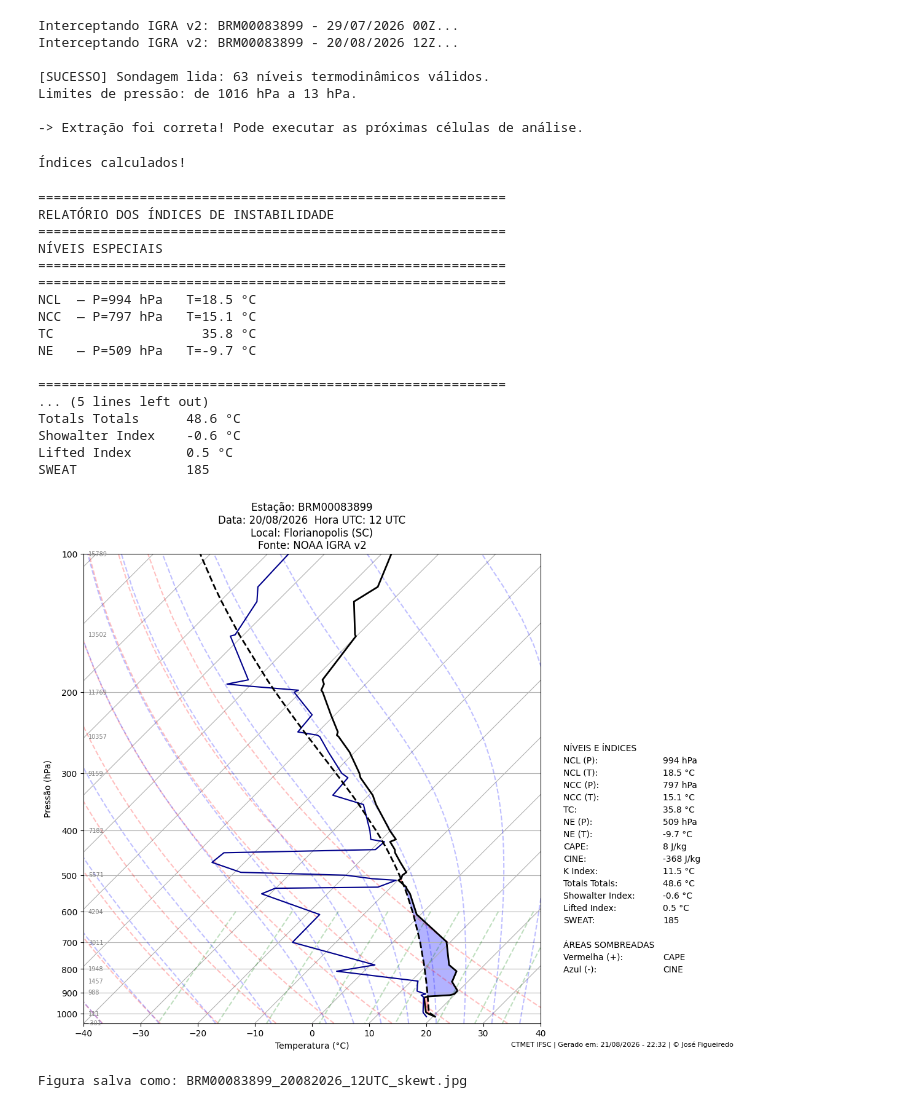
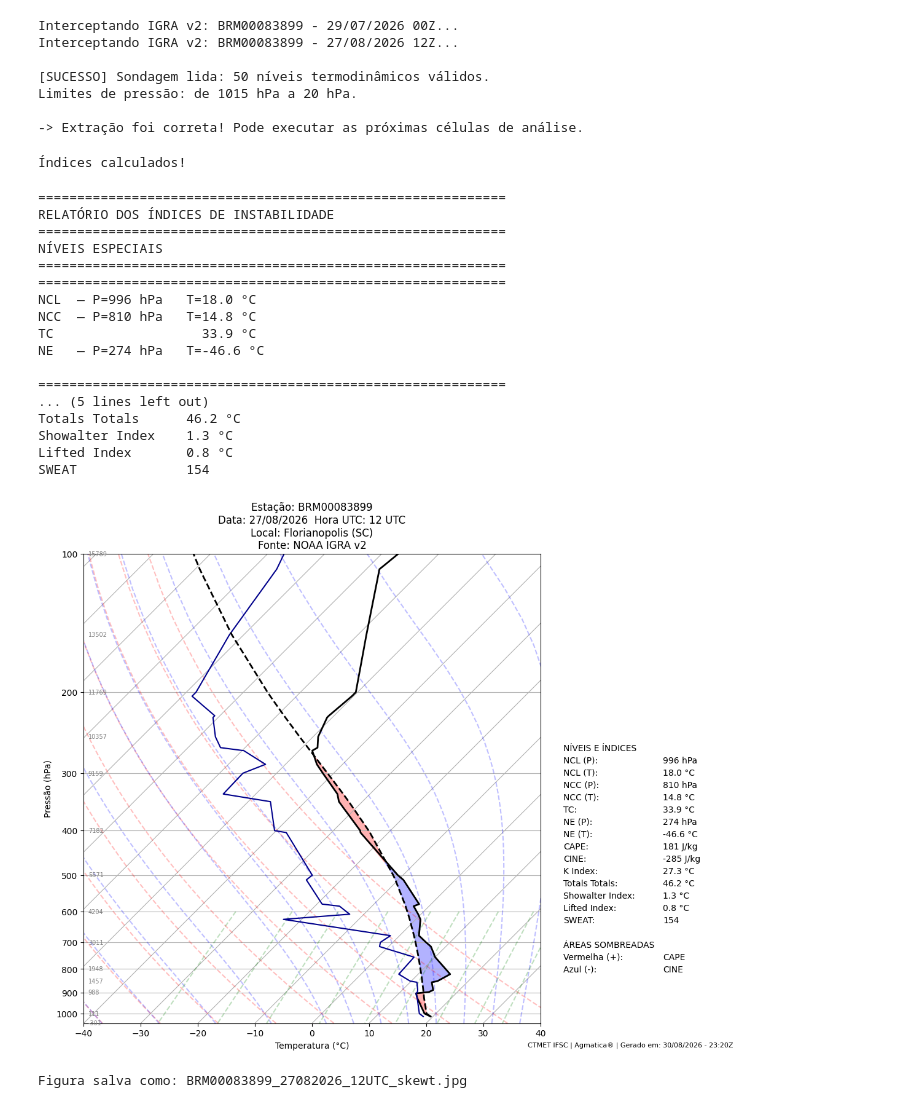
Before and after one commit to AGMATICABR/meteorologia, a Jupyter notebook: SKEW_T_LOG_P_v3.ipynb, the cells around one changed output. Drawn from its saved outputs; the diff is of its cells as text; code cells hidden in the pictures.

```diff
--- a/SKEW_T_LOG_P_v3.ipynb
+++ b/SKEW_T_LOG_P_v3.ipynb
@@ -199,7 +215,7 @@ df = obter_perfil_igra(estacao_teste, ano_teste, mes_teste, dia_teste, hora_test
 Estacao = "BRM00083899 - Florianopolis (SC)" # @param ["BRM00083899 - Florianopolis (SC)", "BRM00083840 - Curitiba (PR)", "BRM00083827 - Foz do Iguacu (PR)", "BRM00083768 - Londrina (PR)", "BRM00083937 - Santa Maria (RS)", "BRM00083612 - Campo Grande (MS)", "BRM00083779 - Sao Paulo/Marte (SP)", "ARM00087585 - Buenos Aires (ARG)", "ARM00087155 - Resistencia (ARG)"]
 Ano = 2026 # @param {type:"integer"}
 Mes = 8 # @param {type:"integer"}
-Dia = 20 # @param {type:"integer"}
+Dia = 27 # @param {type:"integer"}
 Hora_Z = "12" # @param ["00", "12"]
 
 # Extraindo os valores da interface
@@ -232,10 +248,10 @@ else:
     print("\n[FALHA] Retorno vazio. A sondagem não está disponível no repositório para esta data/hora.")
 # %% [output]
 Interceptando IGRA v2: BRM00083899 - 29/07/2026 00Z...
-Interceptando IGRA v2: BRM00083899 - 20/08/2026 12Z...
+Interceptando IGRA v2: BRM00083899 - 27/08/2026 12Z...
 
-[SUCESSO] Sondagem lida: 63 níveis termodinâmicos válidos.
-Limites de pressão: de 1016 hPa a 13 hPa.
+[SUCESSO] Sondagem lida: 50 níveis termodinâmicos válidos.
+Limites de pressão: de 1015 hPa a 20 hPa.
 
 -> Extração foi correta! Pode executar as próximas células de análise.
 # %%
@@ -423,17 +439,17 @@ RELATÓRIO DOS ÍNDICES DE INSTABILIDADE
 NÍVEIS ESPECIAIS
 ============================================================
 ============================================================
-NCL  — P=994 hPa   T=18.5 °C
-NCC  — P=797 hPa   T=15.1 °C
-TC                   35.8 °C
-NE   — P=509 hPa   T=-9.7 °C
+NCL  — P=996 hPa   T=18.0 °C
+NCC  — P=810 hPa   T=14.8 °C
+TC                   33.9 °C
+NE   — P=274 hPa   T=-46.6 °C
 
 ============================================================
 ... (5 lines left out)
-Totals Totals      48.6 °C
-Showalter Index    -0.6 °C
-Lifted Index       0.5 °C
-SWEAT              185
+Totals Totals      46.2 °C
+Showalter Index    1.3 °C
+Lifted Index       0.8 °C
+SWEAT              154
 # %%
 #==============================================================================
 # Parte 5: Renderização do Diagrama Termodinâmico (Skew-T Log-P).
@@ -500,7 +516,8 @@ else:
 
     from datetime import datetime
     data_atual = datetime.now().strftime("%d/%m/%Y - %H:%M")
-    BASEBOARD = f"CTMET IFSC | Gerado em: {data_atual} | \u00A9 José Figueiredo"
+    BASEBOARD = f"CTMET IFSC | Agmatica\u00AE | Gerado em: {data_atual}Z"
+    #\u00A9 José Figueiredo
 
     transform_custom = transforms.blended_transform_factory(skew.ax.transAxes, skew.ax.transData)
     pressoes_grade = [100, 150, 200, 250, 300, 400, 500, 600, 700, 800, 850, 900, 1000, 1050]
@@ -543,35 +560,35 @@ else:
         ["ÁREAS SOMBREADAS", ""],
         ["Vermelha (+):", "CAPE"],
         ["Azul (-):", "CINE"],
     ]
 
     # Cria tabela ao lado direito do gráfico
     table_ax = fig.add_axes([0.78, 0.1, 0.20, 0.5])
     table_ax.axis('off')
     tbl = table_ax.table(cellText=table_data,
                          cellLoc='left',
                          loc='center',
                          colWidths=[0.6, 0.4])
 
     # Desativa o ajuste automático e defina o tamanho da fonte.
     tbl.auto_set_font_size(False)
     tbl.set_fontsize(10)
     tbl.scale(1, 1.2)
     for key, cell in tbl.get_celld().items():
         cell.set_edgecolor('none')
 
     # Nome do arquivo de saída de forma dinâmica usando os metadados do IGRA
     str_data = metadata_sondagem['Data'].replace('/', '')
     str_hora = metadata_sondagem['Hora_UTC'].replace(' ', '')
     nome_saida = f"{metadata_sondagem['Estacao']}_{str_data}_{str_hora}_skewt.jpg"
     fig.text(0.99, 0.01, BASEBOARD, fontsize=8, ha='right')
     fig.savefig(nome_saida, dpi=150, bbox_inches="tight")
 
     plt.show()
     print(f"Figura salva como: {nome_saida}")
 # %% [output]
-[figure, old version]
+[figure, new version]
-Figura salva como: BRM00083899_20082026_12UTC_skewt.jpg
+Figura salva como: BRM00083899_27082026_12UTC_skewt.jpg
 # %%
 #==============================================================================
 # Parte 6: Exportação e Salvamento do Gráfico.
```
Also changed, not shown: parts of 3 cells of this notebook.
